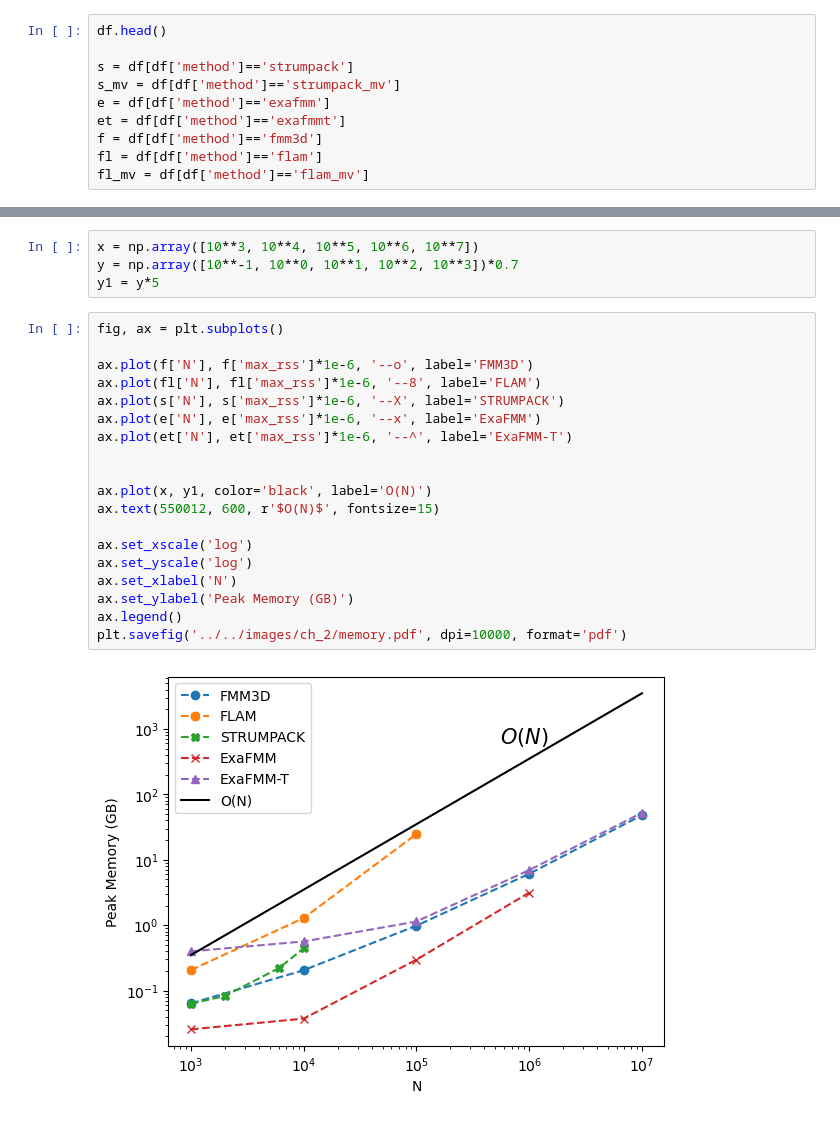
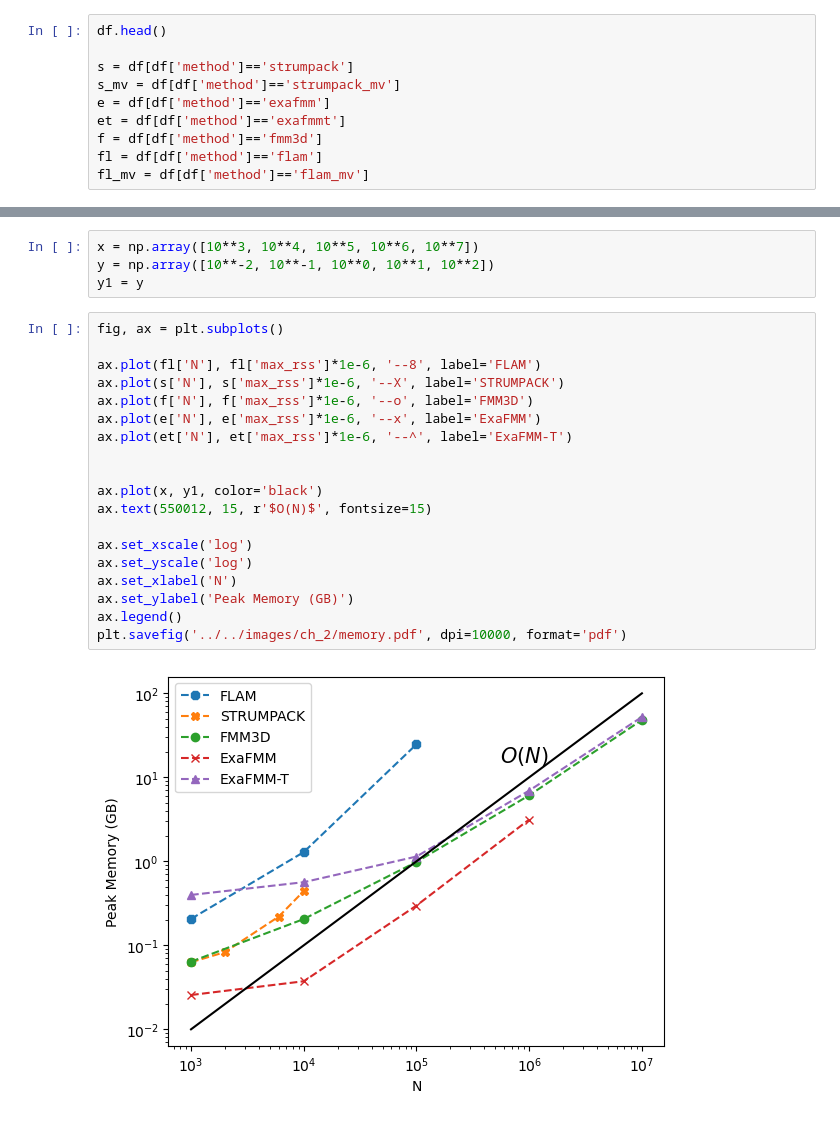
Before and after one commit to skailasa/phd-thesis, a Jupyter notebook: code/ch_2/scaling.ipynb, the cells around one changed output, grey strips where cells are left out. Cells and saved outputs as stored; diff of their text form.

```diff
--- a/code/ch_2/scaling.ipynb
+++ b/code/ch_2/scaling.ipynb
@@ -69,25 +71,25 @@ plt.savefig('../../images/ch_2/alg_matvec.pdf', dpi=10000, format='pdf')
 # %%
 x = np.array([10**3, 10**4, 10**5, 10**6, 10**7])
-y = np.array([10**-1, 10**0, 10**1, 10**2, 10**3])*0.7
-y1 = y*5
+y = np.array([10**-2, 10**-1, 10**0, 10**1, 10**2])
+y1 = y
 # %%
 fig, ax = plt.subplots()
 
-ax.plot(f['N'], f['max_rss']*1e-6, '--o', label='FMM3D')
 ax.plot(fl['N'], fl['max_rss']*1e-6, '--8', label='FLAM')
 ax.plot(s['N'], s['max_rss']*1e-6, '--X', label='STRUMPACK')
+ax.plot(f['N'], f['max_rss']*1e-6, '--o', label='FMM3D')
 ax.plot(e['N'], e['max_rss']*1e-6, '--x', label='ExaFMM')
 ax.plot(et['N'], et['max_rss']*1e-6, '--^', label='ExaFMM-T')
 
 
-ax.plot(x, y1, color='black', label='O(N)')
-ax.text(550012, 600, r'$O(N)$', fontsize=15)
+ax.plot(x, y1, color='black')
+ax.text(550012, 15, r'$O(N)$', fontsize=15)
 
 ax.set_xscale('log')
 ax.set_yscale('log')
 ax.set_xlabel('N')
 ax.set_ylabel('Peak Memory (GB)')
 ax.legend()
 plt.savefig('../../images/ch_2/memory.pdf', dpi=10000, format='pdf')
 # %% [output]
-[figure, old version]
+[figure, new version]
```
Also changed, not shown: parts of 3 cells of this notebook, 4 other files.
